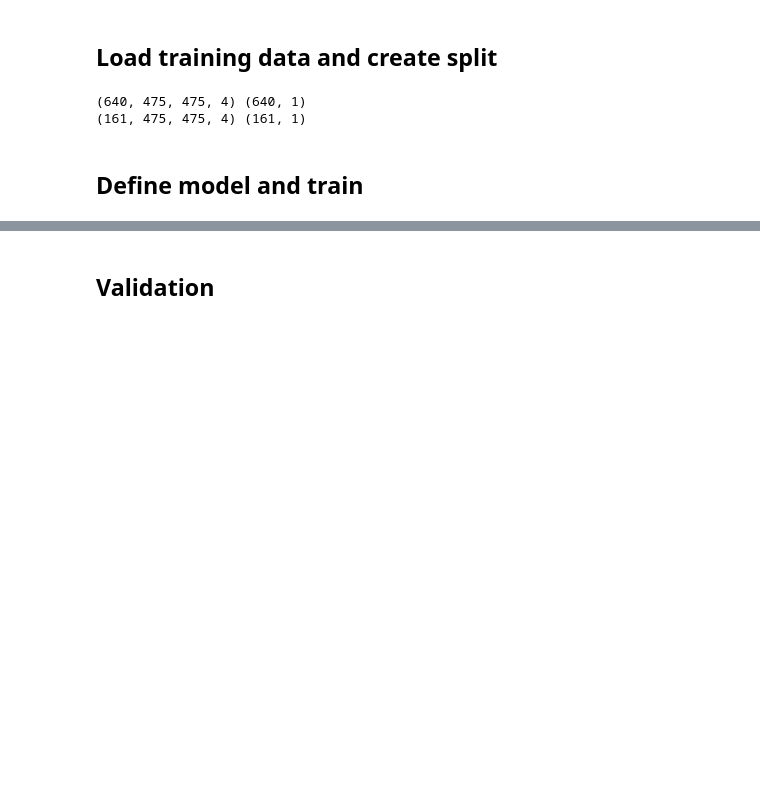
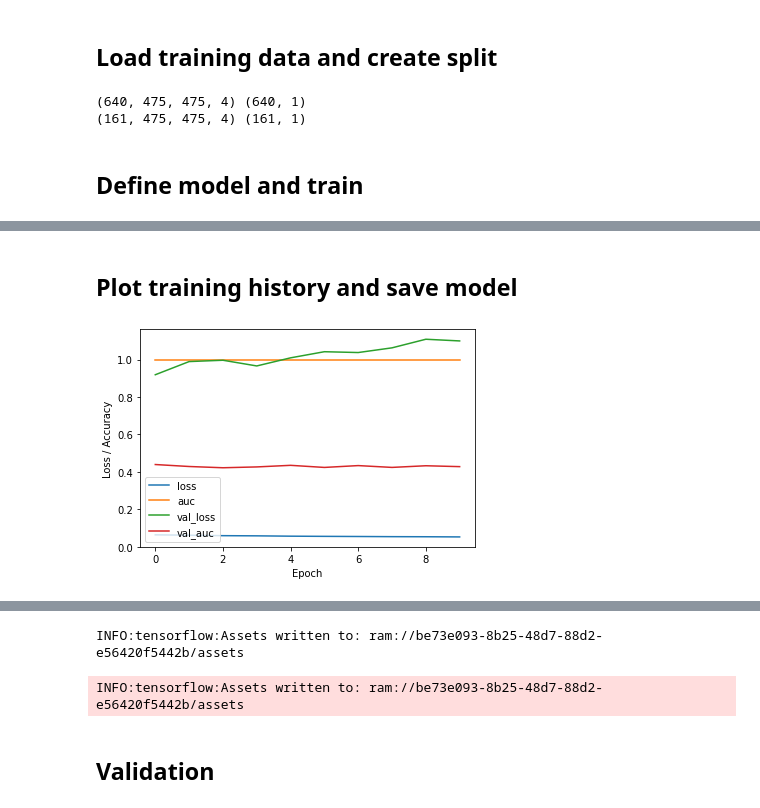
Before and after one commit to iterative/example-pokemon-classifier, a Jupyter notebook: notebooks/pokemon_classifier.ipynb, the cells around one changed output, grey strips where cells are left out. Saved outputs shown, nothing was run; the diff lists cells and outputs as text; code cells hidden in the pictures; blank space fills up the shorter version.

Commit message:
Export model outputs and track in DVC

```diff
--- a/notebooks/pokemon_classifier.ipynb
+++ b/notebooks/pokemon_classifier.ipynb
@@ -294,0 +283,19 @@ Epoch 10/10
+# %% [markdown]
+## Plot training history and save model
+# %%
+# Training history
+plt.figure()
+plt.ylabel('Loss / Accuracy')
+plt.xlabel('Epoch')
+
+for k in estimator.history.keys():
+    plt.plot(estimator.history[k], label = k)
+plt.legend(loc='best')
+
+plt.savefig(PROJECT_ROOT / "outputs" / "train_history.png", dpi=150, bbox_inches='tight', pad_inches=0)
+plt.show()
+
+# Save model itself
+pickle.dump(estimator, open(PROJECT_ROOT / "outputs" / "model.pckl", "wb"))
+# %% [output]
+[figure, added]
@@ -295,3 +303,5 @@ Epoch 10/10
+INFO:tensorflow:Assets written to: ram://be73e093-8b25-48d7-88d2-e56420f5442b/assets
+INFO:tensorflow:Assets written to: ram://be73e093-8b25-48d7-88d2-e56420f5442b/assets
 # %% [markdown]
 ## Validation
 # %%
```
Also changed, not shown: parts of 8 cells of this notebook, 5 other files.
